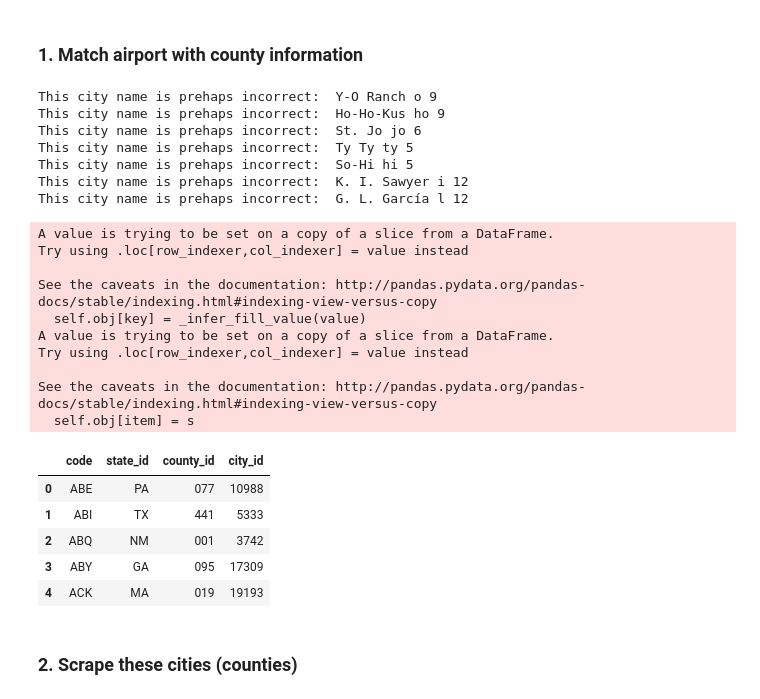
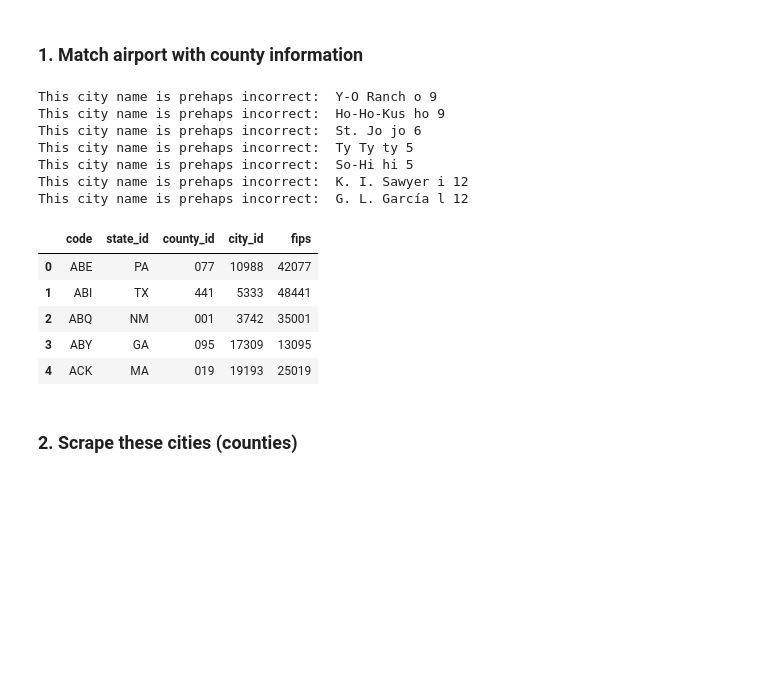
Before and after one commit to didyxdi/COGS108_final_project, a Jupyter notebook: A Pleasent Flight.ipynb, the cells around one changed output. Drawn from its saved outputs; the diff is of its cells as text; code cells hidden in the pictures; blank space fills up the shorter version.

```diff
--- a/A Pleasent Flight.ipynb
+++ b/A Pleasent Flight.ipynb
@@ -162,6 +162,7 @@ df_airport["city"] = df_airport["city"].apply(clean_city_name)
 us_cities_df = pd.read_csv("datasets/city/uscities.csv")
 
 us_cities_df = us_cities_df[["city","state_id","county_fips","county_name","population","density","lat","lng"]]
+us_cities_df["fips"] = us_cities_df["county_fips"]
 
 airport_prop_df = unpleasant_2009.merge(df_airport,how='inner',left_index=True,right_index=True)
 
@@ -174,7 +175,7 @@ us_cities_df["city"] = us_cities_df["city"].apply(clean_city_name)
 
 
 city_climate_df = pd.DataFrame(columns=["code","population","density","avg_temp_sp","avg_temp_su","avg_temp_fa","avg_temp_wi","avg_precipitation_sp","avg_precipitation_su","avg_precipitation_fa","avg_precipitation_wi"])
-city_search_df = pd.DataFrame(columns=["code","state_id","county_id","city_id"])
+city_search_df = pd.DataFrame(columns=["code","state_id","county_id","city_id","fips"])
 for ind,row in airport_prop_df.iterrows():
     city = row["city"]
     target_lat = row["latitude"]
@@ -201,7 +202,7 @@ for ind,row in airport_prop_df.iterrows():
         elif (len(county)==2):
             county = "0" + county
 
-        city_search_df = city_search_df.append({"code":ind,"state_id":target_city["state_id"],"county_id":county,"city_id":target_city.name},ignore_index=True)
+        city_search_df = city_search_df.append({"code":ind,"state_id":target_city["state_id"],"county_id":county,"city_id":target_city.name,"fips":target_city["fips"]},ignore_index=True)
     except:
         try:
             def calc_dis(input_):
@@ -211,51 +212,41 @@ for ind,row in airport_prop_df.iterrows():
             us_cities_df_copy.loc[:,"error"] = (us_cities_df.apply(calc_dis,axis=1))
             target_city = us_cities_df_copy.sort_values(by="error").iloc[0]
             assert target_city["error"] < 1.5
             county = str(target_city["county_fips"])
             if (len(county)==1):
                 county = "00" + county
             elif (len(county)==2):
                 county = "0" + county
-            city_search_df = city_search_df.append({"code":ind,"state_id":target_city["state_id"],"county_id":county,"city_id":target_city.name},ignore_index=True)
+            city_search_df = city_search_df.append({"code":ind,"state_id":target_city["state_id"],"county_id":county,"city_id":target_city.name,"fips":target_city["fips"]},ignore_index=True)
         except:
             print("No data for ",city)
-            city_search_df = city_search_df.append({"code":ind,"state_id":np.nan,"county_id":np.nan,"city_id":np.nan},ignore_index=True)
+            city_search_df = city_search_df.append({"code":ind,"state_id":np.nan,"county_id":np.nan,"city_id":np.nan,"fips":np.nan},ignore_index=True)
 
 #special case for DC
 for ind,row in city_search_df.iterrows():
     if (row["code"]=="DCA"):
         city_search_df.iloc[ind]["state_id"]="MD"
         city_search_df.iloc[ind]["county_id"]="511"
 
 
 
 city_search_df = city_search_df[(city_search_df["state_id"]!="HI") & (city_search_df["state_id"]!="AK")]
 
 city_search_df.head()
 # %% [output]
 This city name is prehaps incorrect:  Y-O Ranch o 9
 This city name is prehaps incorrect:  Ho-Ho-Kus ho 9
 This city name is prehaps incorrect:  St. Jo jo 6
 This city name is prehaps incorrect:  Ty Ty ty 5
 This city name is prehaps incorrect:  So-Hi hi 5
 This city name is prehaps incorrect:  K. I. Sawyer i 12
 This city name is prehaps incorrect:  G. L. García l 12
-A value is trying to be set on a copy of a slice from a DataFrame.
-Try using .loc[row_indexer,col_indexer] = value instead
-
-See the caveats in the documentation: http://pandas.pydata.org/pandas-docs/stable/indexing.html#indexing-view-versus-copy
-  self.obj[key] = _infer_fill_value(value)
-A value is trying to be set on a copy of a slice from a DataFrame.
-Try using .loc[row_indexer,col_indexer] = value instead
-
-See the caveats in the documentation: http://pandas.pydata.org/pandas-docs/stable/indexing.html#indexing-view-versus-copy
-  self.obj[item] = s
-|  | code | state_id | county_id | city_id |
-| 0 | ABE | PA | 077 | 10988 |
-| 1 | ABI | TX | 441 | 5333 |
-| 2 | ABQ | NM | 001 | 3742 |
-| 3 | ABY | GA | 095 | 17309 |
-| 4 | ACK | MA | 019 | 19193 |
+|  | code | state_id | county_id | city_id | fips |
+| 0 | ABE | PA | 077 | 10988 | 42077 |
+| 1 | ABI | TX | 441 | 5333 | 48441 |
+| 2 | ABQ | NM | 001 | 3742 | 35001 |
+| 3 | ABY | GA | 095 | 17309 | 13095 |
+| 4 | ACK | MA | 019 | 19193 | 25019 |
 # %% [markdown]
 ### 2. Scrape these cities (counties)
 # %%
```
Also changed, not shown: parts of 7 cells of this notebook.
